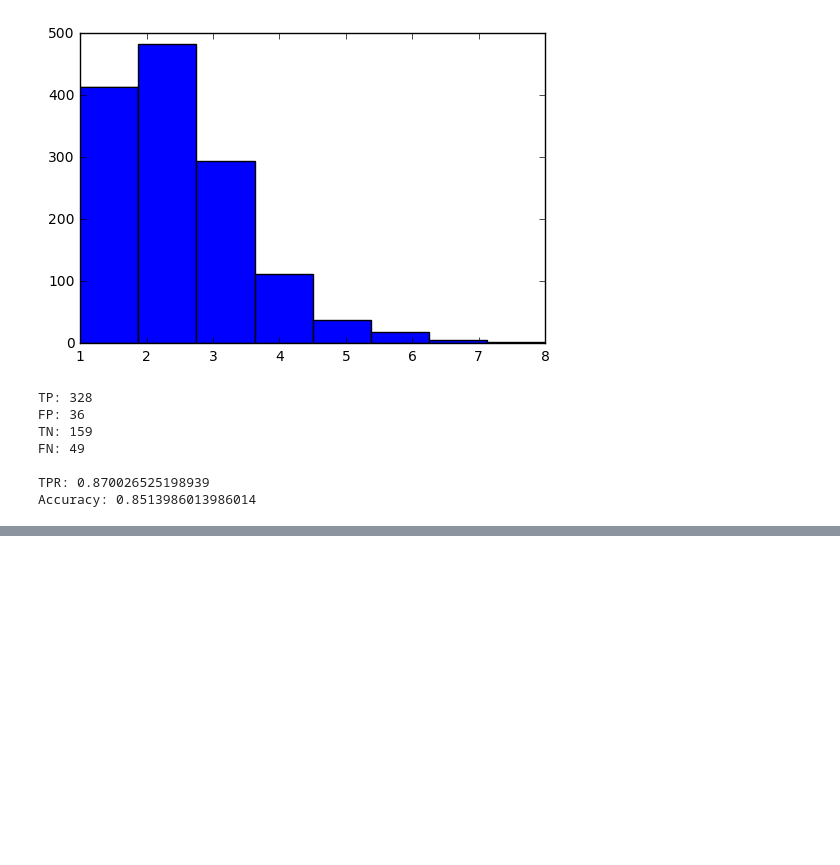
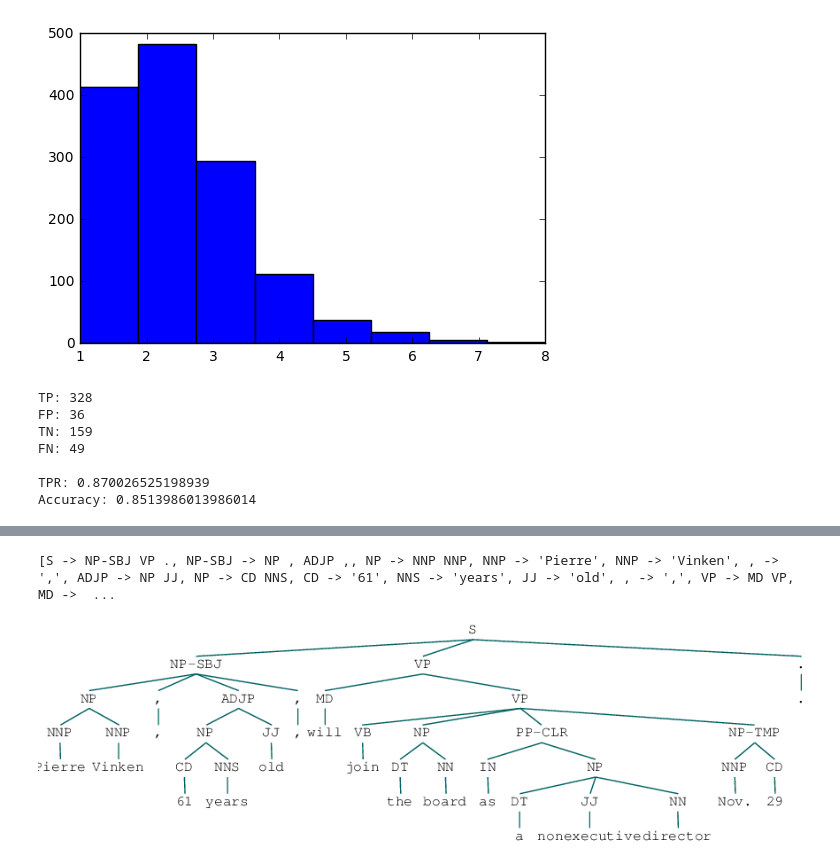
Before and after one commit to JohannesHeidecke/UPC-MAI-INLP, a Jupyter notebook: Assignment 3/Probabilistic Parsing.ipynb, the cells around one changed output, grey strips where cells are left out. Drawn from its saved outputs; the diff is of its cells as text; code cells hidden in the pictures; blank space fills up the shorter version.

```diff
--- a/Assignment 3/Probabilistic Parsing.ipynb
+++ b/Assignment 3/Probabilistic Parsing.ipynb
@@ -184,0 +225,18 @@ Accuracy: 0.8513986013986014
+# %%
+fileIds = treebank.fileids()
+
+cutPointTestData = int(len(fileIds) * 0.9)
+
+nprhss = []
+allrhss = []
+lengths = []
+for fileId in fileIds[0:1]:
+
+    tree = treebank.parsed_sents(fileId)[0]
+    productions = tree.productions()
+    print(productions)
+
+tree
+# %% [output]
+[S -> NP-SBJ VP ., NP-SBJ -> NP , ADJP ,, NP -> NNP NNP, NNP -> 'Pierre', NNP -> 'Vinken', , -> ',', ADJP -> NP JJ, NP -> CD NNS, CD -> '61', NNS -> 'years', JJ -> 'old', , -> ',', VP -> MD VP, MD ->  ...
+[figure, added]
```
Also changed, not shown: parts of 1 cell of this notebook, 3 other files.
